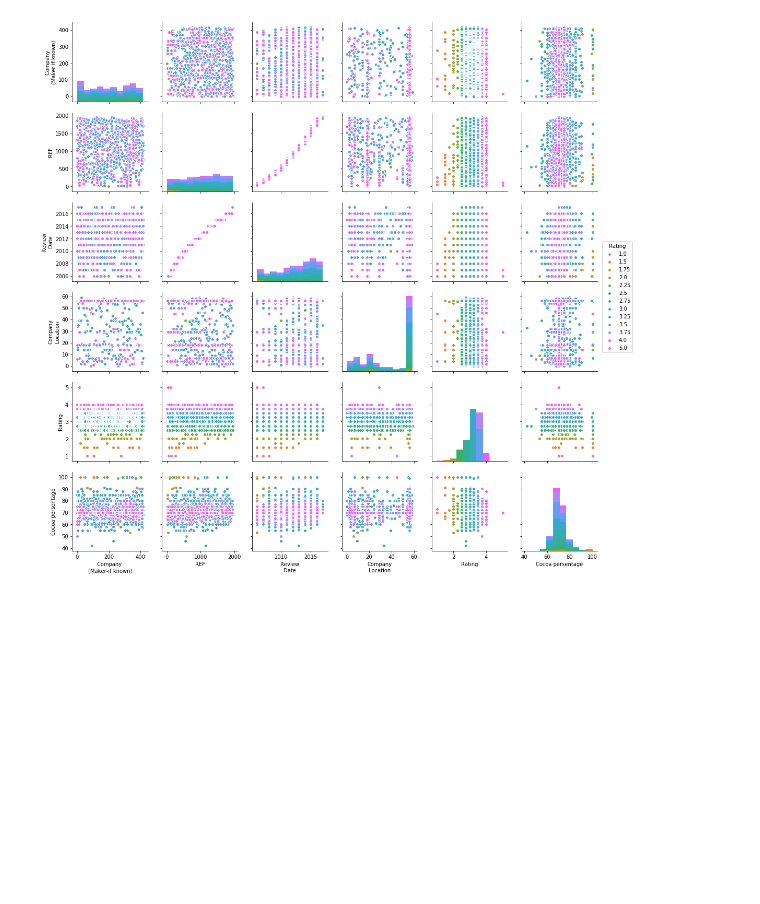
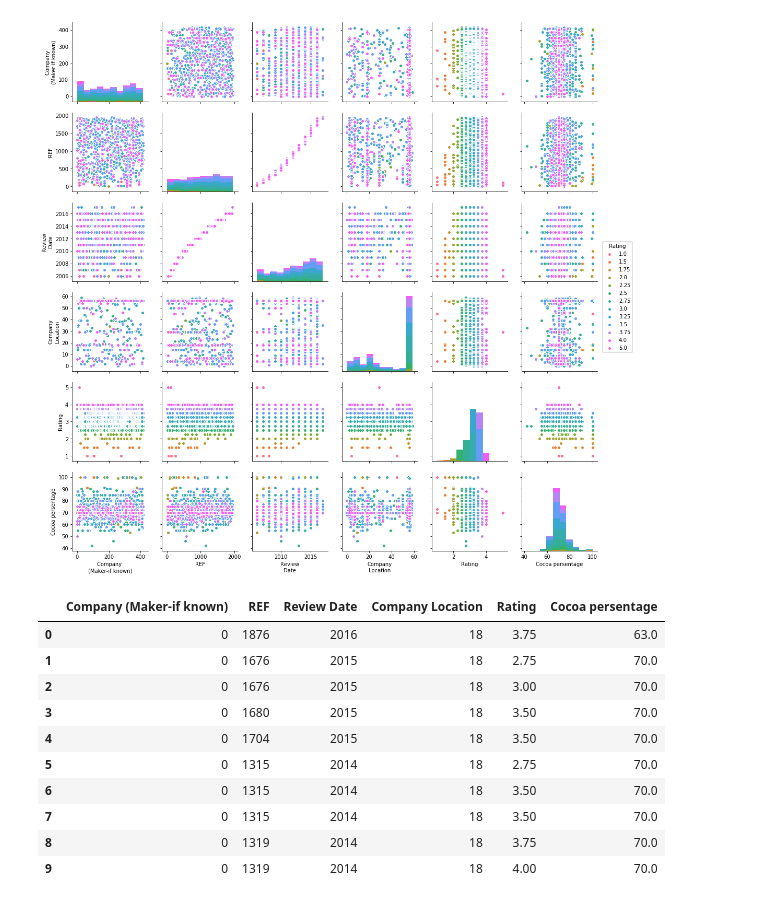
Before and after one commit to AbramovAV/Machine-learning-projects, a Jupyter notebook: Analyzing chocolate rating.ipynb, the cells around one changed output. Saved outputs shown, nothing was run; the diff lists cells and outputs as text; code cells hidden in the pictures; blank space fills up the shorter version.

```diff
--- a/Analyzing chocolate rating.ipynb
+++ b/Analyzing chocolate rating.ipynb
@@ -145,0 +150,14 @@ sns.pairplot(df_dropped,hue = 'Rating')
+# %%
+df_dropped.head(10)
+# %% [output]
+|  | Company (Maker-if known) | REF | Review Date | Company Location | Rating | Cocoa persentage |
+| 0 | 0 | 1876 | 2016 | 18 | 3.75 | 63.0 |
+| 1 | 0 | 1676 | 2015 | 18 | 2.75 | 70.0 |
+| 2 | 0 | 1676 | 2015 | 18 | 3.00 | 70.0 |
+| 3 | 0 | 1680 | 2015 | 18 | 3.50 | 70.0 |
+| 4 | 0 | 1704 | 2015 | 18 | 3.50 | 70.0 |
+| 5 | 0 | 1315 | 2014 | 18 | 2.75 | 70.0 |
+| 6 | 0 | 1315 | 2014 | 18 | 3.50 | 70.0 |
+| 7 | 0 | 1315 | 2014 | 18 | 3.50 | 70.0 |
+| 8 | 0 | 1319 | 2014 | 18 | 3.75 | 70.0 |
+| 9 | 0 | 1319 | 2014 | 18 | 4.00 | 70.0 |
```
Also changed, not shown: parts of 8 cells of this notebook.
